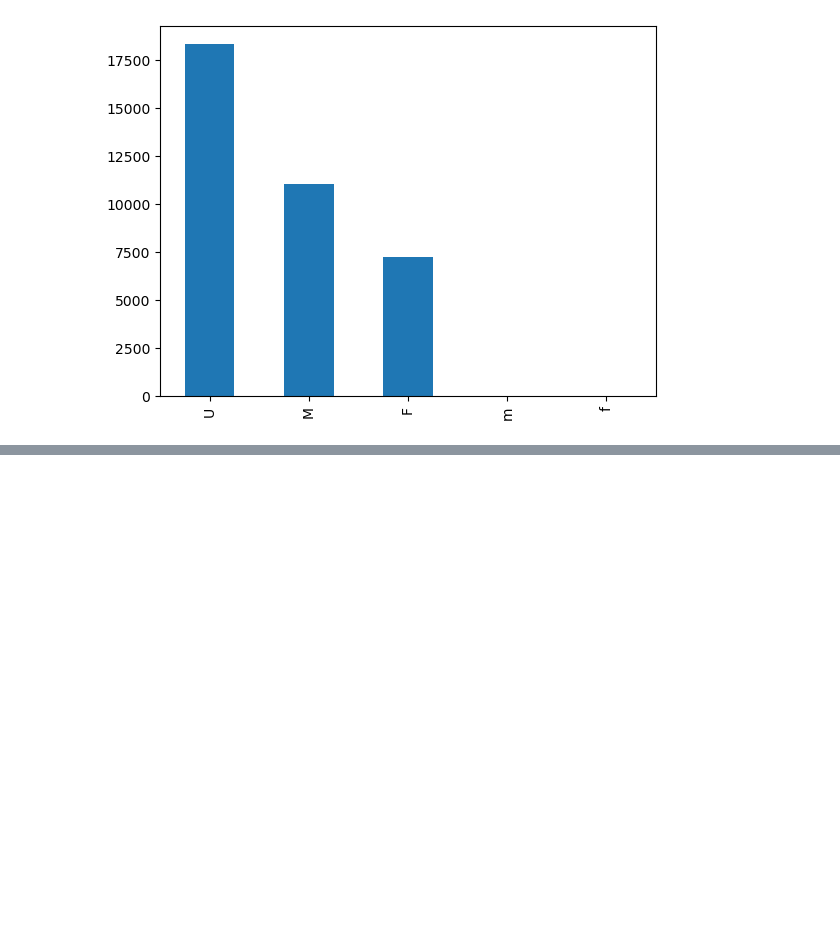
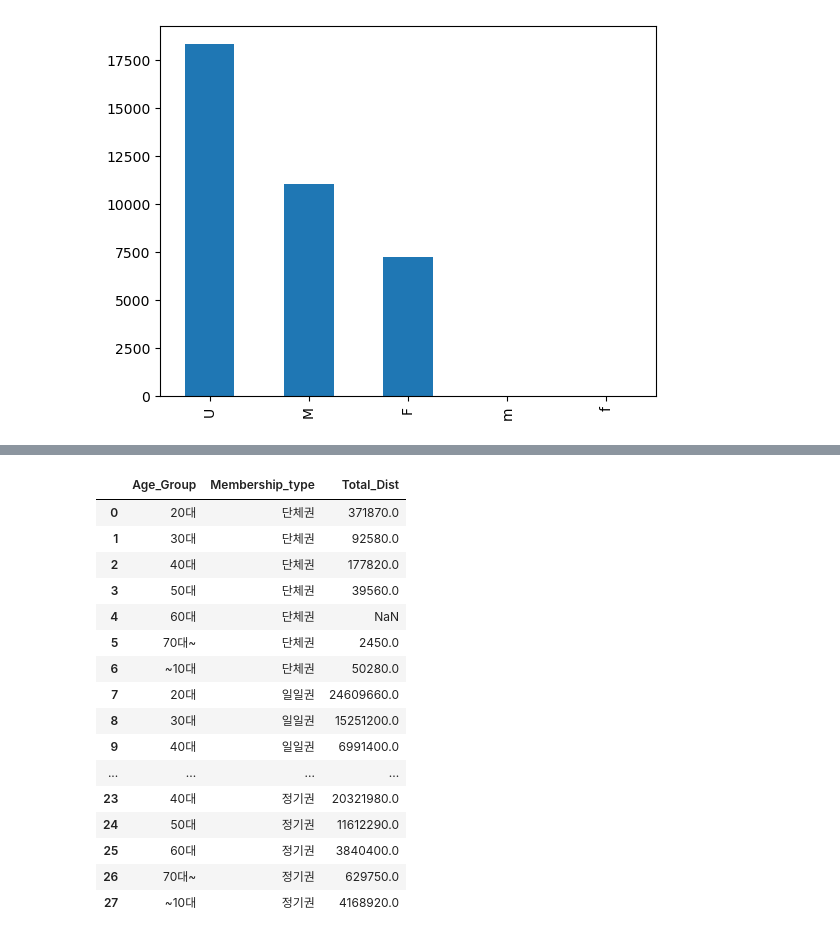
Before and after one commit to Yerial1125/e_learning1, a Jupyter notebook: Untitled.ipynb, the cells around one changed output, grey strips where cells are left out. Saved outputs shown, nothing was run; the diff lists cells and outputs as text; code cells hidden in the pictures; blank space fills up the shorter version.

```diff
--- a/Untitled.ipynb
+++ b/Untitled.ipynb
@@ -493,0 +594,2 @@ plt.show()
+# %%
+bike_pivot = pd.pivot_table(bike_data2, index='Age_Group', columns='Membership_type', values='Distance', aggfunc=np.sum)
@@ -493,0 +608,23 @@ plt.show()
+# %%
+bike_pivot = bike_pivot.reset_index()
+# %%
+pd.melt(bike_pivot, id_vars='Age_Group', value_vars=['단체권','일일권','일일권(비회원)','정기권'],
+        var_name='Membership_type', value_name='Total_Dist')
+# %% [output]
+|  | Age_Group | Membership_type | Total_Dist |
+| 0 | 20대 | 단체권 | 371870.0 |
+| 1 | 30대 | 단체권 | 92580.0 |
+| 2 | 40대 | 단체권 | 177820.0 |
+| 3 | 50대 | 단체권 | 39560.0 |
+| 4 | 60대 | 단체권 | NaN |
+| 5 | 70대~ | 단체권 | 2450.0 |
+| 6 | ~10대 | 단체권 | 50280.0 |
+| 7 | 20대 | 일일권 | 24609660.0 |
+| 8 | 30대 | 일일권 | 15251200.0 |
+| 9 | 40대 | 일일권 | 6991400.0 |
+| ... | ... | ... | ... |
+| 23 | 40대 | 정기권 | 20321980.0 |
+| 24 | 50대 | 정기권 | 11612290.0 |
+| 25 | 60대 | 정기권 | 3840400.0 |
+| 26 | 70대~ | 정기권 | 629750.0 |
+| 27 | ~10대 | 정기권 | 4168920.0 |
```
Also changed, not shown: parts of 16 cells of this notebook.
